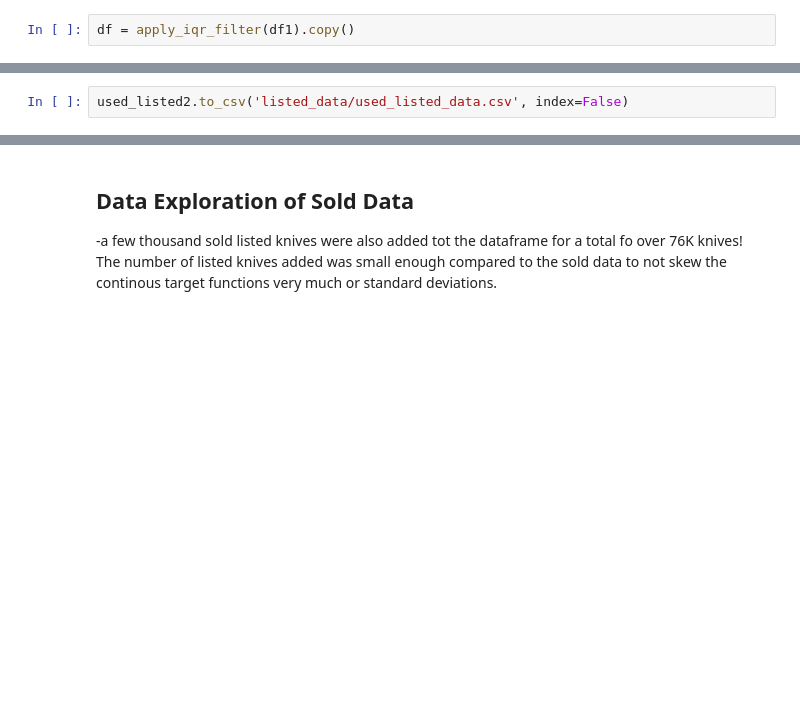
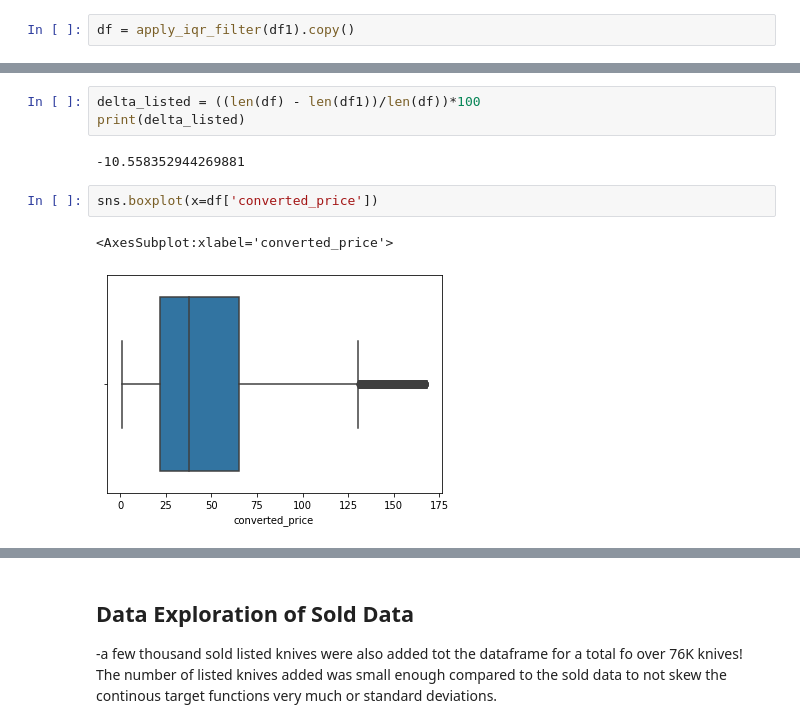
Before and after one commit to ddey117/Neural_Network_Predicting_Reseller_Success_Ebay, a Jupyter notebook: Data_Exploration.ipynb, the cells around one changed output, grey strips where cells are left out. Drawn from its saved outputs; the diff is of its cells as text; blank space fills up the shorter version.

```diff
--- a/Data_Exploration.ipynb
+++ b/Data_Exploration.ipynb
@@ -989,2 +792,10 @@ memory usage: 6.4+ MB
-# %%
-used_listed2.to_csv('listed_data/used_listed_data.csv', index=False)
+# %%
+delta_listed = ((len(df) - len(df1))/len(df))*100
+print(delta_listed)
+# %% [output]
+-10.558352944269881
+# %%
+sns.boxplot(x=df['converted_price'])
+# %% [output]
+<AxesSubplot:xlabel='converted_price'>
+[figure, added]
```
Also changed, not shown: parts of 48 cells of this notebook, 22 other files.
